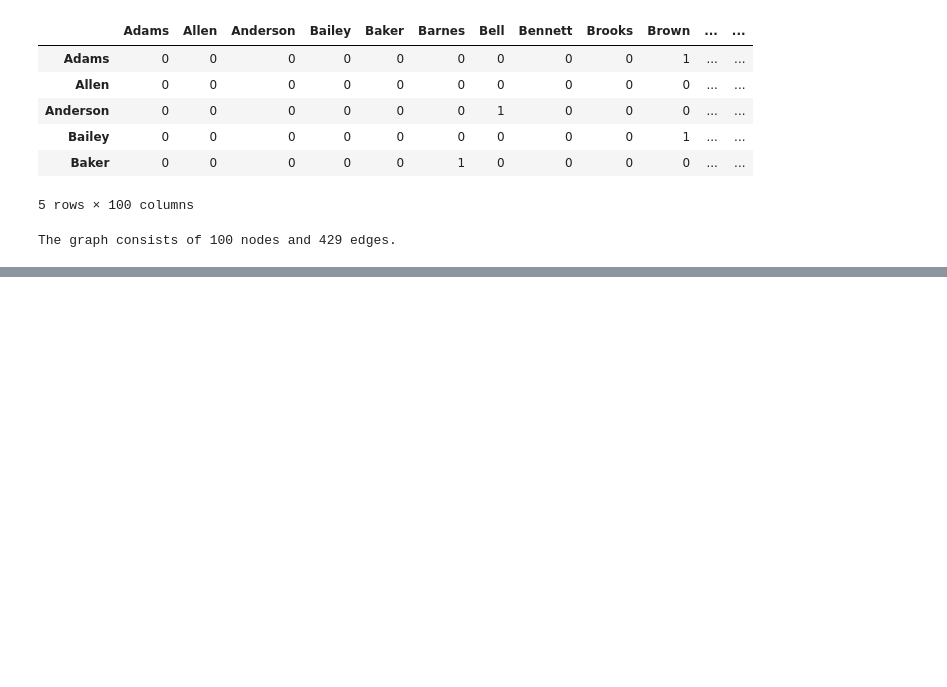
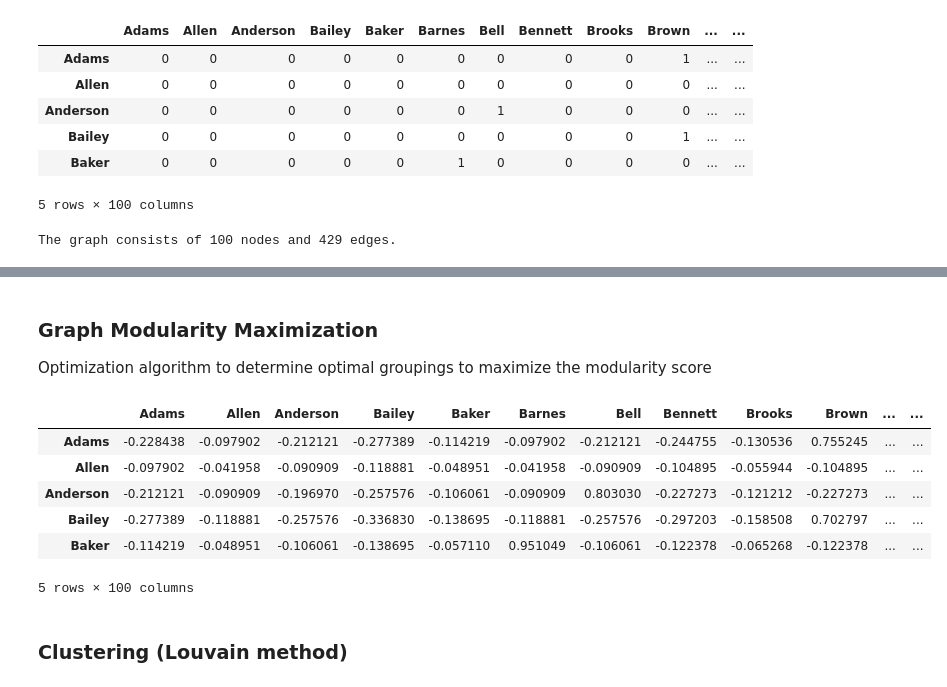
Before and after one commit to slstarnes/data-smart-sans-excel, a Jupyter notebook: Data Smart Sans Excel - Ch. 5.ipynb, the cells around one changed output, grey strips where cells are left out. Cells and saved outputs as stored; diff of their text form; code cells hidden in the pictures; blank space fills up the shorter version.

```diff
--- a/Data Smart Sans Excel - Ch. 5.ipynb
+++ b/Data Smart Sans Excel - Ch. 5.ipynb
@@ -131,0 +118,23 @@ nx.draw(G,with_labels=True,node_color=node_color,font_weight='bold',
+# %% [markdown]
+### Graph Modularity Maximization
+Optimization algorithm to determine optimal groupings to maximize the modularity score
+# %%
+total_stubs = cos_sim_matrix_df.sum().sum()
+gmm_matrix = np.zeros((customer_count,customer_count))
+for i,customer1 in enumerate(cos_sim_matrix_df.columns):
+    for j,customer2 in enumerate(cos_sim_matrix_df.columns):
+        gmm_matrix[i,j] = (cos_sim_matrix_df.loc[customer1,customer2] - (cos_sim_matrix_df[customer1].sum() *
+                                                      cos_sim_matrix_df[customer2].sum()) / total_stubs)
+modularity_df = pd.DataFrame(gmm_matrix,index=cos_sim_matrix_df.columns,
+                             columns=cos_sim_matrix_df.columns)
+modularity_df.head(5)
+# %% [output]
+|  | Adams | Allen | Anderson | Bailey | Baker | Barnes | Bell | Bennett | Brooks | Brown | ... | ... |
+| Adams | -0.228438 | -0.097902 | -0.212121 | -0.277389 | -0.114219 | -0.097902 | -0.212121 | -0.244755 | -0.130536 | 0.755245 | ... | ... |
+| Allen | -0.097902 | -0.041958 | -0.090909 | -0.118881 | -0.048951 | -0.041958 | -0.090909 | -0.104895 | -0.055944 | -0.104895 | ... | ... |
+| Anderson | -0.212121 | -0.090909 | -0.196970 | -0.257576 | -0.106061 | -0.090909 | 0.803030 | -0.227273 | -0.121212 | -0.227273 | ... | ... |
+| Bailey | -0.277389 | -0.118881 | -0.257576 | -0.336830 | -0.138695 | -0.118881 | -0.257576 | -0.297203 | -0.158508 | 0.702797 | ... | ... |
+| Baker | -0.114219 | -0.048951 | -0.106061 | -0.138695 | -0.057110 | 0.951049 | -0.106061 | -0.122378 | -0.065268 | -0.122378 | ... | ... |
+5 rows × 100 columns
+# %% [markdown]
+### Clustering (Louvain method)
```
Also changed, not shown: parts of 33 cells of this notebook.
